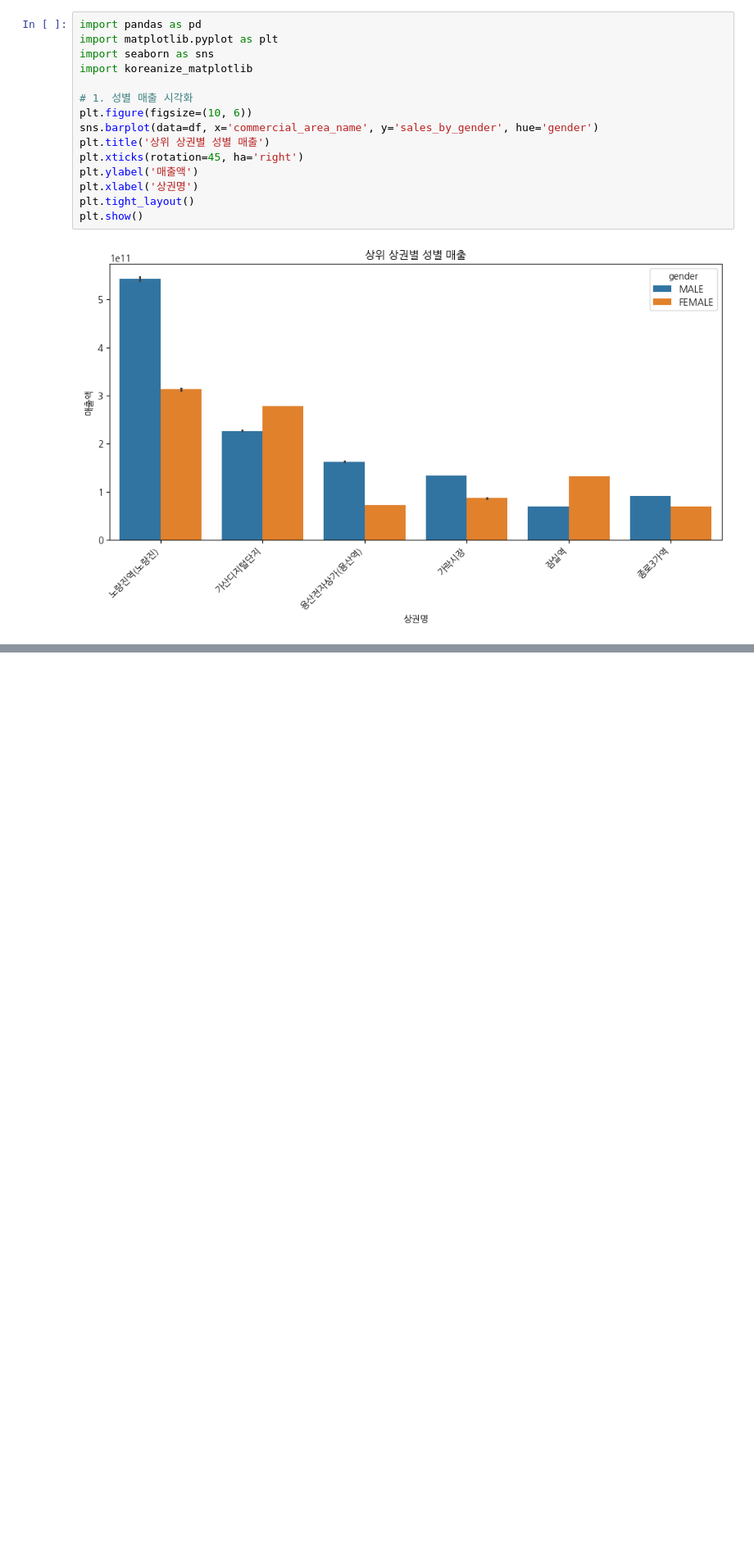
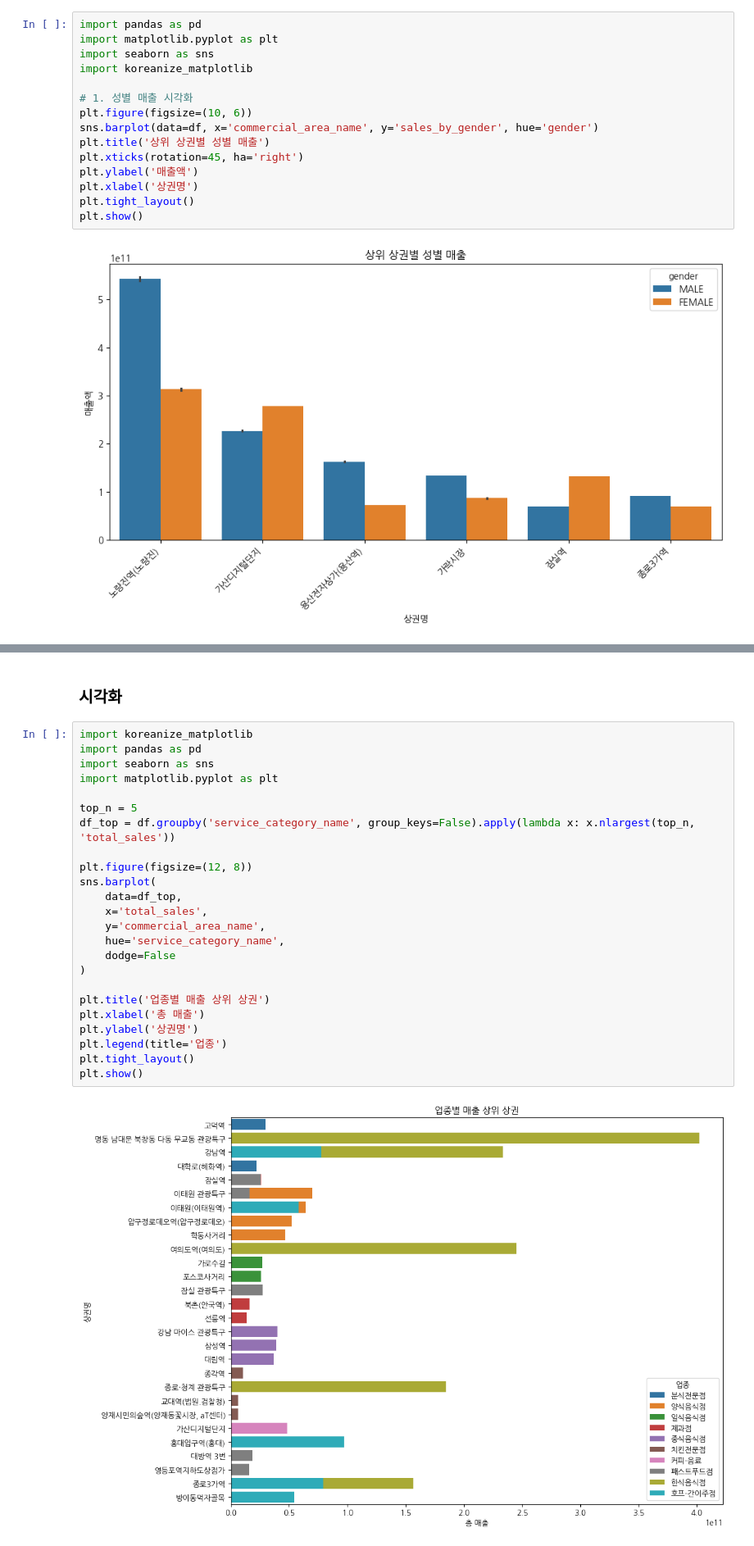
Before and after one commit to hyoinYang/eda-repo-4, a Jupyter notebook: src/eda/commercial_trait.ipynb, the cells around one changed output, grey strips where cells are left out. Shown at 82% size. Drawn from its saved outputs; the diff is of its cells as text; blank space fills up the shorter version.

Commit message:
feat: update visualization

```diff
--- a/src/eda/commercial_trait.ipynb
+++ b/src/eda/commercial_trait.ipynb
@@ -284,0 +580,28 @@ plt.show()
+# %% [markdown]
+### 시각화
+# %%
+import koreanize_matplotlib
+import pandas as pd
+import seaborn as sns
+import matplotlib.pyplot as plt
+
+top_n = 5
+df_top = df.groupby('service_category_name', group_keys=False).apply(lambda x: x.nlargest(top_n, 'total_sales'))
+
+plt.figure(figsize=(12, 8))
+sns.barplot(
+    data=df_top,
+    x='total_sales',
+    y='commercial_area_name',
+    hue='service_category_name',
+    dodge=False
+)
+
+plt.title('업종별 매출 상위 상권')
+plt.xlabel('총 매출')
+plt.ylabel('상권명')
+plt.legend(title='업종')
+plt.tight_layout()
+plt.show()
+# %% [output]
+[figure, added]
```
Also changed, not shown: parts of 18 cells of this notebook.
